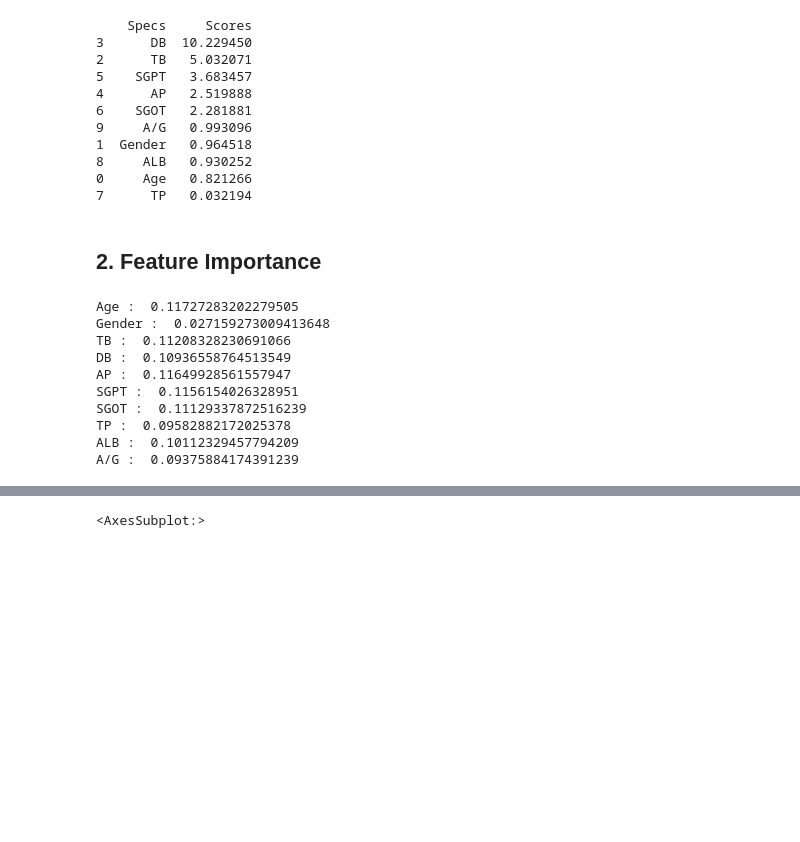
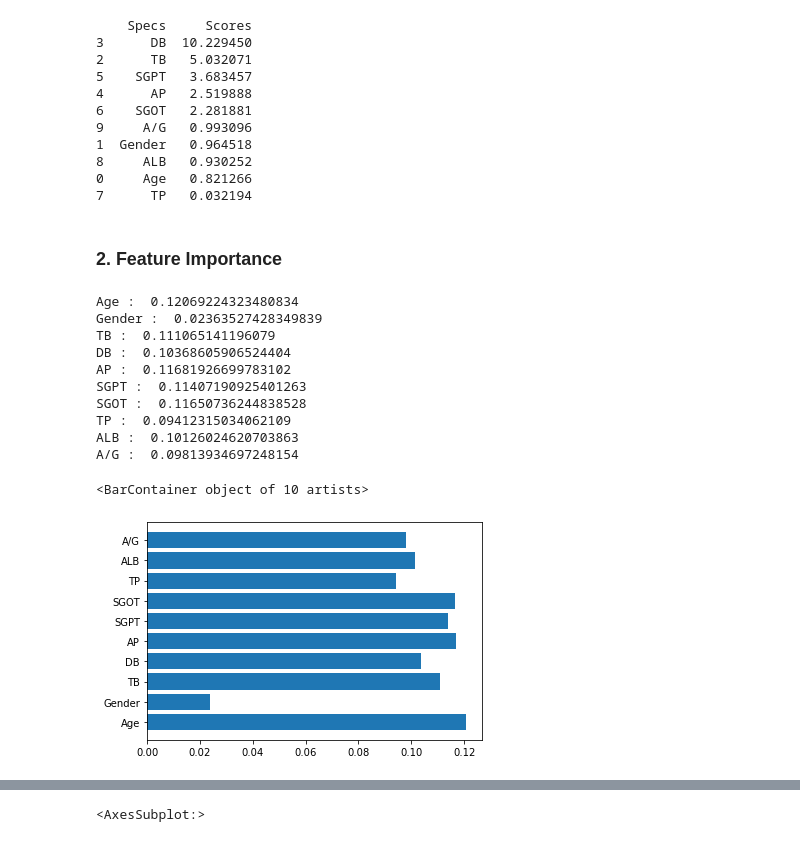
Before and after one commit to saniikakulkarni/Liver-Disease-Diagnosis-Models, a Jupyter notebook: Liver Disease Classsification - Preprocessing.ipynb, the cells around one changed output, grey strips where cells are left out. Drawn from its saved outputs; the diff is of its cells as text; code cells hidden in the pictures; blank space fills up the shorter version.

```diff
--- a/Liver Disease Classsification - Preprocessing.ipynb
+++ b/Liver Disease Classsification - Preprocessing.ipynb
@@ -217,22 +217,25 @@ print(featureScores.nlargest(10,'Scores'))
 0     Age   0.821266
 7      TP   0.032194
 # %% [markdown]
-## 2. Feature Importance
+### 2. Feature Importance
 # %%
 from sklearn.ensemble import ExtraTreesClassifier
 
 model = ExtraTreesClassifier()
 model.fit(minmax_X,y)
 for (cols,scores) in zip(X.columns, model.feature_importances_):
     print(cols,": ",scores)
+plt.barh(X.columns, model.feature_importances_)
 # %% [output]
-Age :  0.11727283202279505
-Gender :  0.027159273009413648
-TB :  0.11208328230691066
-DB :  0.10936558764513549
-AP :  0.11649928561557947
-SGPT :  0.1156154026328951
-SGOT :  0.11129337872516239
-TP :  0.09582882172025378
-ALB :  0.10112329457794209
-A/G :  0.09375884174391239
+Age :  0.12069224323480834
+Gender :  0.02363527428349839
+TB :  0.111065141196079
+DB :  0.10368605906524404
+AP :  0.11681926699783102
+SGPT :  0.11407190925401263
+SGOT :  0.11650736244838528
+TP :  0.09412315034062109
+ALB :  0.10126024620703863
+A/G :  0.09813934697248154
+<BarContainer object of 10 artists>
+[figure, added]
```
Also changed, not shown: parts of 6 cells of this notebook.
